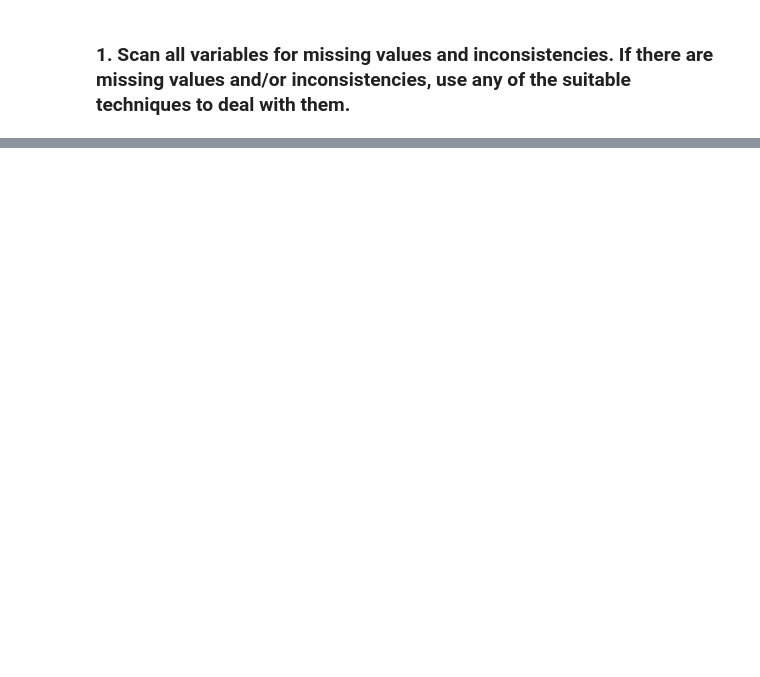
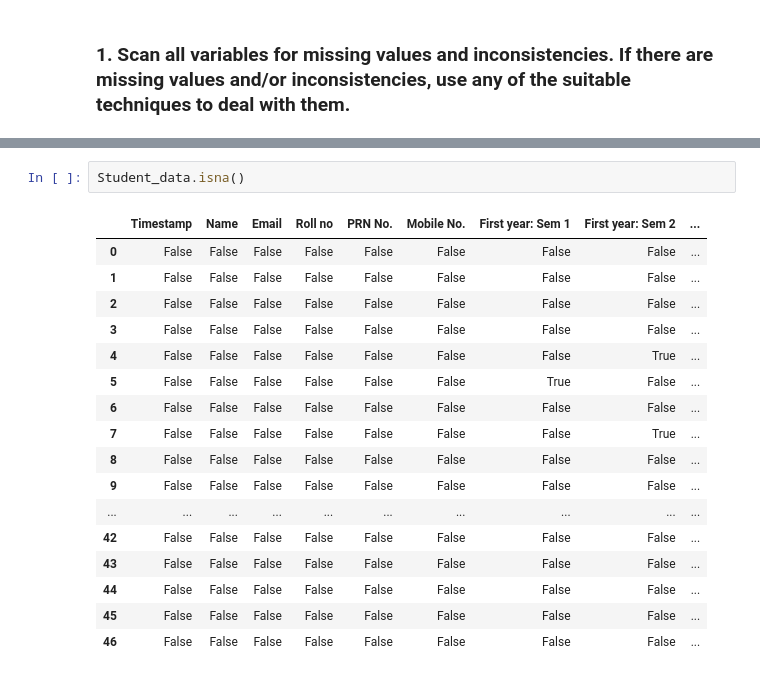
Before and after one commit to MrNoBody86/Data-Science-and-Big-Data-Analytics-Laboratory, a Jupyter notebook: A2.ipynb, the cells around one changed output, grey strips where cells are left out. Saved outputs shown, nothing was run; the diff lists cells and outputs as text; blank space fills up the shorter version.

```diff
--- a/A2.ipynb
+++ b/A2.ipynb
@@ -62,0 +167,20 @@ memory usage: 4.5+ KB
+# %%
+Student_data.isna()
+# %% [output]
+|  | Timestamp | Name | Email | Roll no | PRN No. | Mobile No. | First year: Sem 1 | First year: Sem 2 | ... |
+| 0 | False | False | False | False | False | False | False | False | ... |
+| 1 | False | False | False | False | False | False | False | False | ... |
+| 2 | False | False | False | False | False | False | False | False | ... |
+| 3 | False | False | False | False | False | False | False | False | ... |
+| 4 | False | False | False | False | False | False | False | True | ... |
+| 5 | False | False | False | False | False | False | True | False | ... |
+| 6 | False | False | False | False | False | False | False | False | ... |
+| 7 | False | False | False | False | False | False | False | True | ... |
+| 8 | False | False | False | False | False | False | False | False | ... |
+| 9 | False | False | False | False | False | False | False | False | ... |
+| ... | ... | ... | ... | ... | ... | ... | ... | ... | ... |
+| 42 | False | False | False | False | False | False | False | False | ... |
+| 43 | False | False | False | False | False | False | False | False | ... |
+| 44 | False | False | False | False | False | False | False | False | ... |
+| 45 | False | False | False | False | False | False | False | False | ... |
+| 46 | False | False | False | False | False | False | False | False | ... |
```
Also changed, not shown: parts of 17 cells of this notebook.
